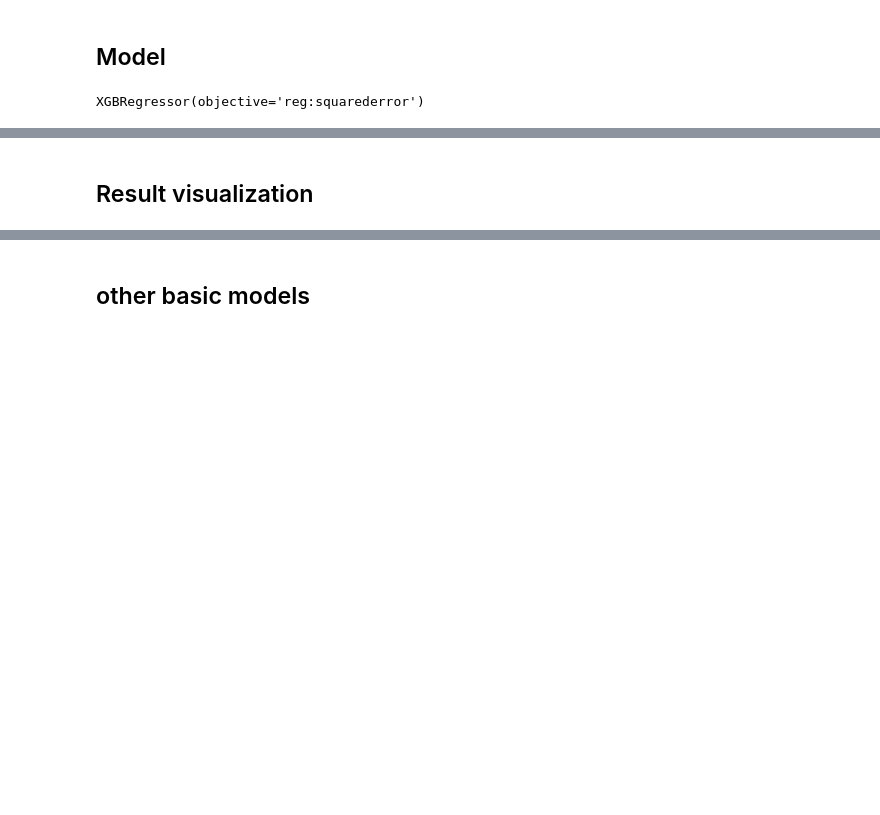
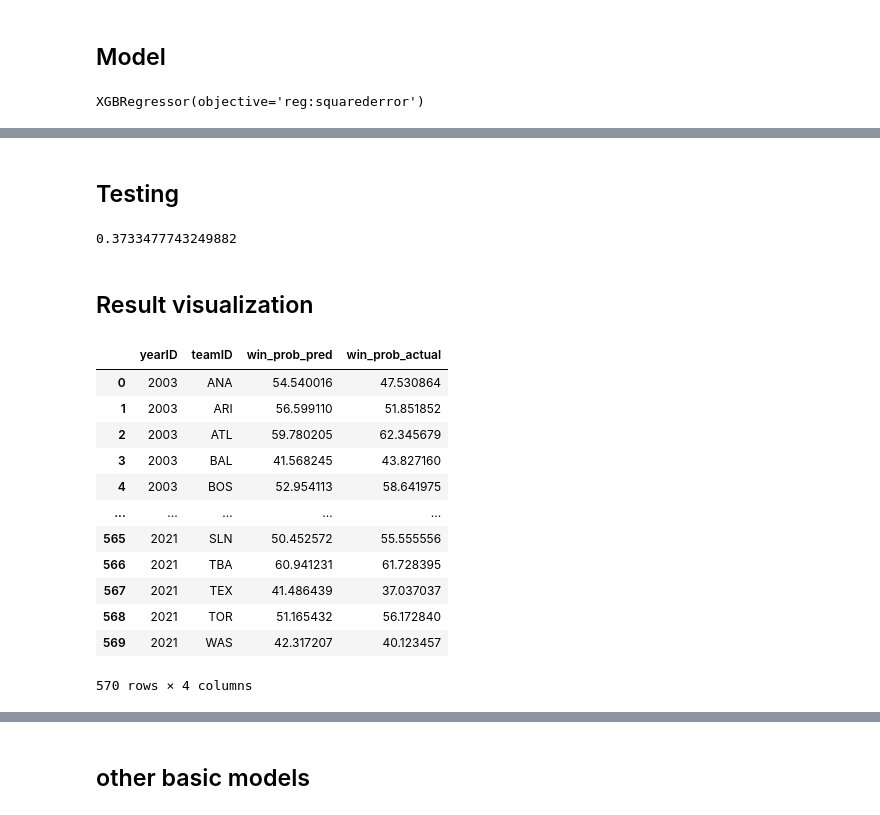
Before and after one commit to ShaliniR8/lahman-mlb, a Jupyter notebook: combined_features.ipynb, the cells around one changed output, grey strips where cells are left out. Cells and saved outputs as stored; diff of their text form; code cells hidden in the pictures; blank space fills up the shorter version.

```diff
--- a/combined_features.ipynb
+++ b/combined_features.ipynb
@@ -364,16 +394,41 @@ k : 5
+# %% [markdown]
+## Testing
+# %%
+y_pred = reg_xgb.predict(X_test)
+score = reg_xgb.score(X_test, y_test)
+print(score)
+# %% [output]
+0.3733477743249882
 # %% [markdown]
 ## Result visualization
 # %%
 inv = list(ohe.inverse_transform(X_test[tid_names]).reshape(1,-1))[0]
+test_years = list(X_test['yearID'])
 
 result_df = pd.DataFrame()
+result_df['yearID'] = np.array(year_array)[test_years]
 result_df['teamID'] = inv
 result_df['win_prob_pred'] = list(y_pred)
 result_df['win_prob_pred'] *= 100
 result_df['win_prob_actual'] = list(y_test)
 result_df['win_prob_actual'] *= 100
 
+
 result_df
+# %% [output]
+|  | yearID | teamID | win_prob_pred | win_prob_actual |
+| 0 | 2003 | ANA | 54.540016 | 47.530864 |
+| 1 | 2003 | ARI | 56.599110 | 51.851852 |
+| 2 | 2003 | ATL | 59.780205 | 62.345679 |
+| 3 | 2003 | BAL | 41.568245 | 43.827160 |
+| 4 | 2003 | BOS | 52.954113 | 58.641975 |
+| ... | ... | ... | ... | ... |
+| 565 | 2021 | SLN | 50.452572 | 55.555556 |
+| 566 | 2021 | TBA | 60.941231 | 61.728395 |
+| 567 | 2021 | TEX | 41.486439 | 37.037037 |
+| 568 | 2021 | TOR | 51.165432 | 56.172840 |
+| 569 | 2021 | WAS | 42.317207 | 40.123457 |
+570 rows × 4 columns
 # %%
 plt.figure(figsize=(10, 10))
 plt.scatter(y_test, y_pred)
```
Also changed, not shown: parts of 11 cells of this notebook.
